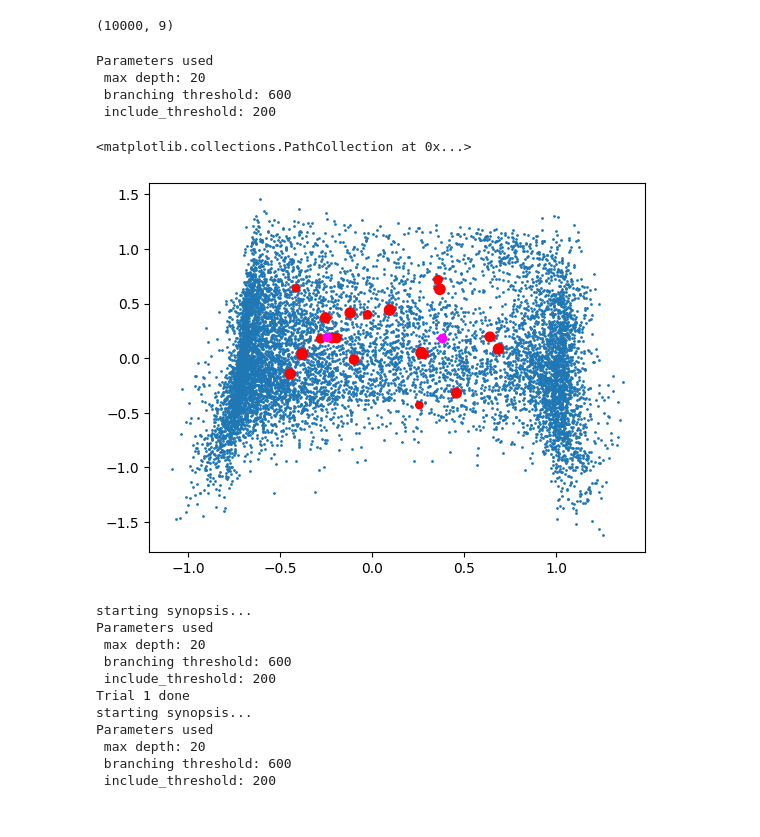
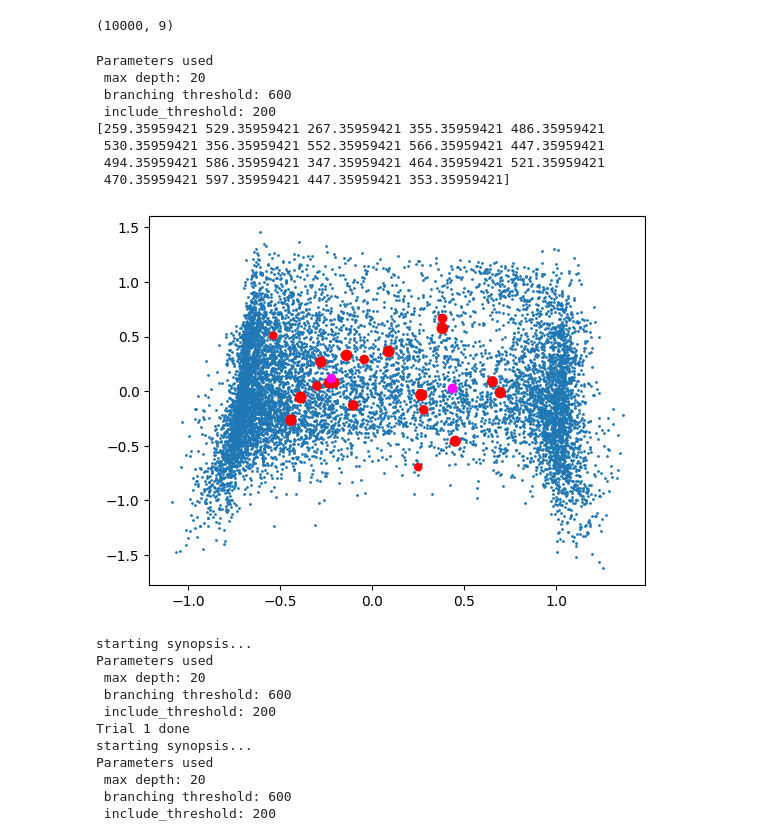
Before and after one commit to amy-ln/dpclustering, a Jupyter notebook: lsh-experiment.ipynb, the cells around one changed output. Saved outputs shown, nothing was run; the diff lists cells and outputs as text; code cells hidden in the pictures.

```diff
--- a/lsh-experiment.ipynb
+++ b/lsh-experiment.ipynb
@@ -238,25 +218,32 @@ forest.shape
 # %% [output]
 (10000, 9)
 # %%
+from sklearn.cluster import KMeans
+
 forest_pca = PCA(n_components=2)
 forest_2d = forest_pca.fit_transform(forest)
 
 params = Params(epsilon=1, delta=1e-6, radius=1, dimension=9, k=2, include_threshold=200)
-points, weights = create_bucket_synopsis(X=forest, p=params, seed=21375)
-centers = lloyd_with_weights(k=2, X=points, weights=weights, n_iter=10, rs=4123)
+points, weights = create_bucket_synopsis(X=forest, p=params, seed=21375, privacy_split=0.5)
+centers = KMeans(n_clusters=2, init="k-means++").fit(points, sample_weight=weights).cluster_centers_
 centers_2d = forest_pca.transform(centers)
 points_2d = forest_pca.transform(points)
 
 plt.scatter(forest_2d[:,0], forest_2d[:,1], s=1)
 plt.scatter(points_2d[:,0], points_2d[:, 1], s=abs(weights)*0.1, c="red")
 plt.scatter(centers_2d[:,0], centers_2d[:, 1], c="magenta")
+
+print(weights)
 # %% [output]
 Parameters used
  max depth: 20
  branching threshold: 600
  include_threshold: 200
+[259.35959421 529.35959421 267.35959421 355.35959421 486.35959421
+ 530.35959421 356.35959421 552.35959421 566.35959421 447.35959421
+ 494.35959421 586.35959421 347.35959421 464.35959421 521.35959421
+ 470.35959421 597.35959421 447.35959421 353.35959421]
-<matplotlib.collections.PathCollection at 0x...>
-[figure, old version]
+[figure, new version]
 # %%
 # try different values of include threshold
 
```
Also changed, not shown: parts of 4 cells of this notebook.
